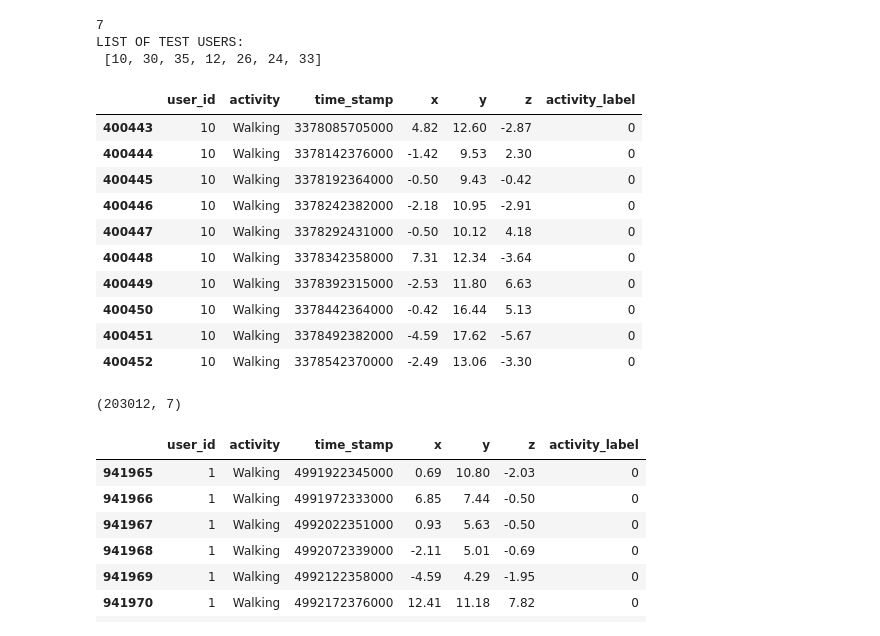
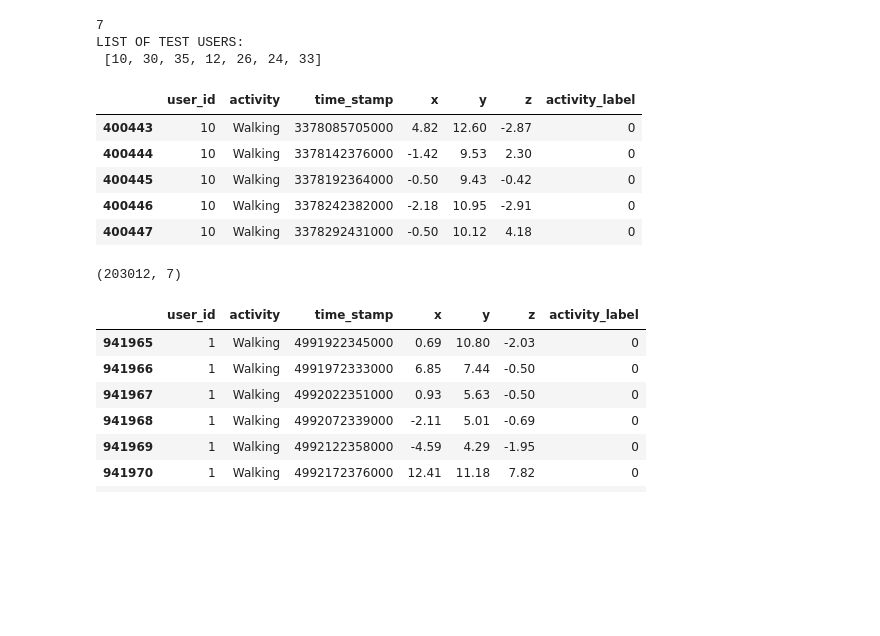
Before and after one commit to setare92-ha/activity_recognition_project, a Jupyter notebook: main.ipynb, the cells around one changed output. Cells and saved outputs as stored; diff of their text form; code cells hidden in the pictures; blank space fills up the shorter version.

```diff
--- a/main.ipynb
+++ b/main.ipynb
@@ -552,20 +557,15 @@ LIST OF TEST USERS:
 # %%
 dft_test = dft[dft['user_id'].isin(test_users)]
 dft_test = dft_test.sort_values(by=['user_id', 'time_stamp'])
-display(dft_test.head(10))
+display(dft_test.head(5))
 dft_test.shape
 # %% [output]
 |  | user_id | activity | time_stamp | x | y | z | activity_label |
 | 400443 | 10 | Walking | 3378085705000 | 4.82 | 12.60 | -2.87 | 0 |
 | 400444 | 10 | Walking | 3378142376000 | -1.42 | 9.53 | 2.30 | 0 |
 | 400445 | 10 | Walking | 3378192364000 | -0.50 | 9.43 | -0.42 | 0 |
 | 400446 | 10 | Walking | 3378242382000 | -2.18 | 10.95 | -2.91 | 0 |
 | 400447 | 10 | Walking | 3378292431000 | -0.50 | 10.12 | 4.18 | 0 |
-| 400448 | 10 | Walking | 3378342358000 | 7.31 | 12.34 | -3.64 | 0 |
-| 400449 | 10 | Walking | 3378392315000 | -2.53 | 11.80 | 6.63 | 0 |
-| 400450 | 10 | Walking | 3378442364000 | -0.42 | 16.44 | 5.13 | 0 |
-| 400451 | 10 | Walking | 3378492382000 | -4.59 | 17.62 | -5.67 | 0 |
-| 400452 | 10 | Walking | 3378542370000 | -2.49 | 13.06 | -3.30 | 0 |
 (203012, 7)
 # %%
 dft_train = dft[~dft['user_id'].isin(test_users)]
```
Also changed, not shown: parts of 10 cells of this notebook.
